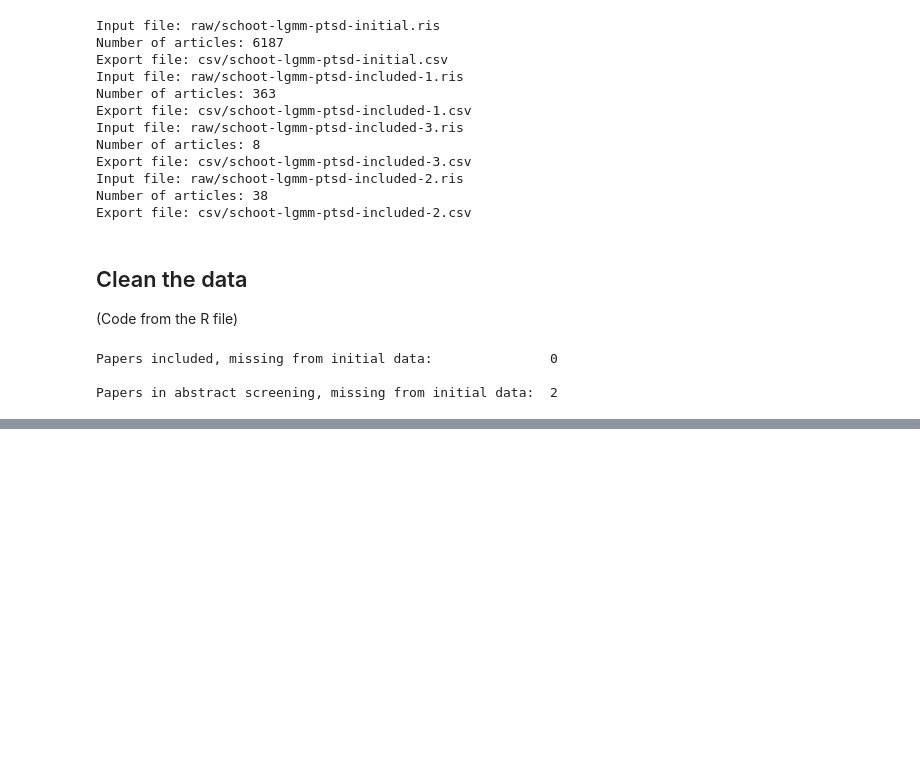
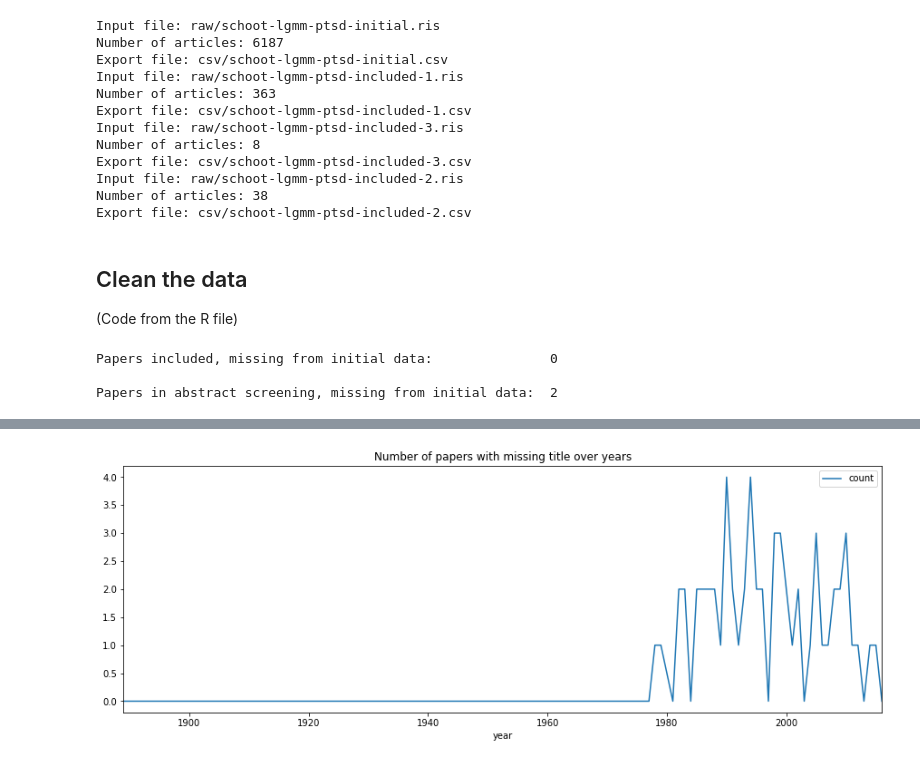
Before and after one commit to asreview/synergy-dataset, a Jupyter notebook: datasets/Van_de_Schoot_PTSD/convert_clean_schoot_lgmm_ptsd.ipynb, the cells around one changed output, grey strips where cells are left out. Saved outputs shown, nothing was run; the diff lists cells and outputs as text; code cells hidden in the pictures; blank space fills up the shorter version.

```diff
--- a/datasets/Van_de_Schoot_PTSD/convert_clean_schoot_lgmm_ptsd.ipynb
+++ b/datasets/Van_de_Schoot_PTSD/convert_clean_schoot_lgmm_ptsd.ipynb
@@ -31,17 +32,13 @@ Export file: csv/schoot-lgmm-ptsd-included-2.csv
 (Code from the R file)
 # %%
 # original papers
-os.chdir("csv")
-all_data = pd.read_csv("schoot-lgmm-ptsd-initial.csv")
-
+all_data = pd.read_csv("csv/schoot-lgmm-ptsd-initial.csv")
 # included papers
-inc_data = pd.read_csv("schoot-lgmm-ptsd-included-2.csv")
-
+inc_data = pd.read_csv("csv/schoot-lgmm-ptsd-included-2.csv")
 # After abstract screening
-aas_data = pd.read_csv("schoot-lgmm-ptsd-included-1.csv")
-
+aas_data = pd.read_csv("csv/schoot-lgmm-ptsd-included-1.csv")
 # Directly included after reading the abstract
-dir_data = pd.read_csv("schoot-lgmm-ptsd-included-3.csv")
+dir_data = pd.read_csv("csv/schoot-lgmm-ptsd-included-3.csv")
 
 # all titles (clean)
 all_title = all_data["title"].str.replace("[^A-Za-z0-9]", "", regex=True)
@@ -63,8 +61,8 @@ Papers included, missing from initial data:               0
 Papers in abstract screening, missing from initial data:  2
 # %%
 # Add missing papers to original dataset.
-all_data = all_data.append(aas_data[aas_missing], sort=True).reset_index(drop=True)
-all_data = all_data.append(inc_data[inc_missing], sort=True).reset_index(drop=True)
+all_data = all_data.append(aas_data[aas_missing], sort=False).reset_index(drop=True)
+all_data = all_data.append(inc_data[inc_missing], sort=False).reset_index(drop=True)
 
 # Update "cleaned" titles with new additions.
 all_title = all_data["title"].str.replace("[^A-Za-z0-9]", "", regex=True)
@@ -108,0 +87,9 @@ Number of papers with missing title OR abstract:   766
+# %%
+# duplicates
+n_dup = all_title.str.lower().duplicated().sum()
+n_uni = (~all_title.str.lower().duplicated()).sum()
+print("Number of duplicated papers:", n_dup, "\n")
+print("Number of unique papers:    ", n_uni, "\n\n")
+
+# remove duplicates based on just titles
+train_data = train_data[(~all_title.str.lower().duplicated()) | all_title.str.lower().isnull()]
@@ -108,0 +100,11 @@ Number of papers with missing title OR abstract:   766
+# %%
+# reorder columns (nothing special)
+def order_columns(df):
+
+    cols = df.columns.tolist()
+    label_cols = ['included', 'inclusion_code']
+    cols.sort()
+    cols = [elem for elem in cols if elem not in label_cols]
+    return df[cols + label_cols]
+
+train_data = order_columns(train_data)
@@ -108,0 +130,10 @@ Number of papers with missing title OR abstract:   766
+# %%
+# missing title over years
+train_data.loc[train_data.year == 0, "year"] = np.nan
+train_data["title"].isna().groupby(train_data["year"]).sum().astype(int).\
+reset_index(name="count").set_index("year").\
+plot(figsize=(15,5))
+plt.title("Number of papers with missing title over years")
+plt.show()
+# %% [output]
+[figure, added]
```
Also changed, not shown: parts of 12 cells of this notebook, 1 other file.
